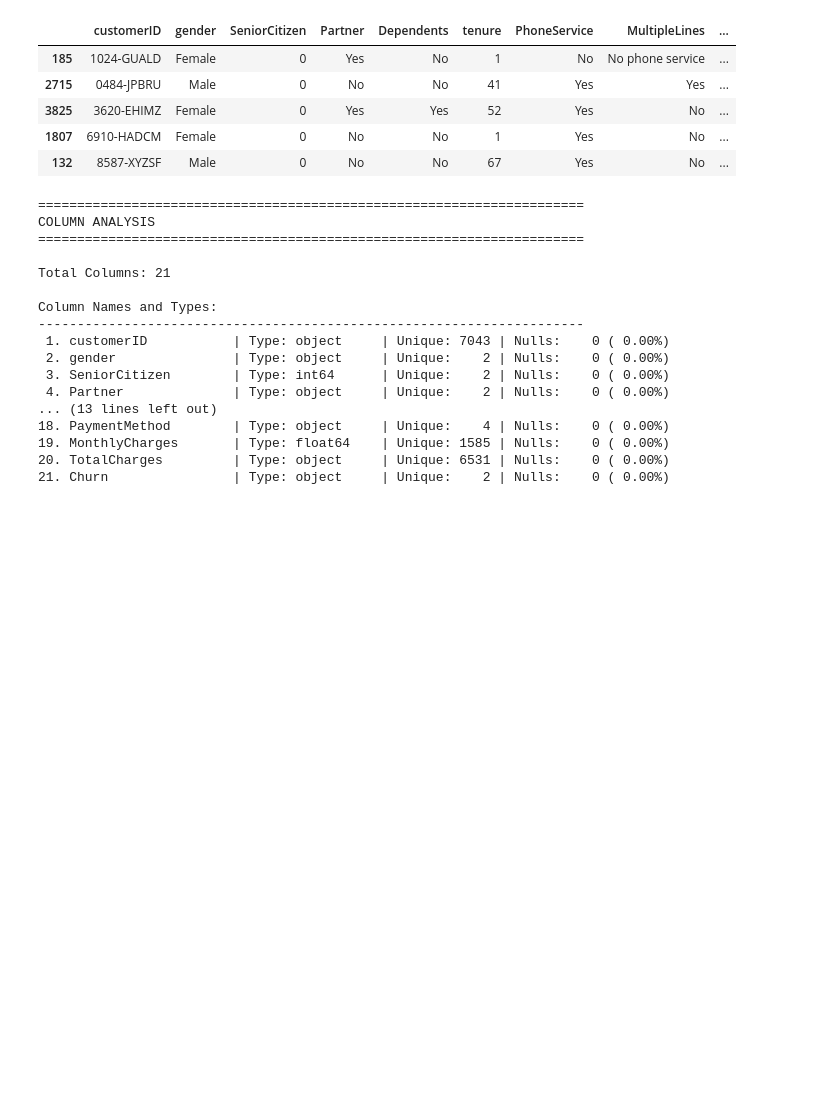
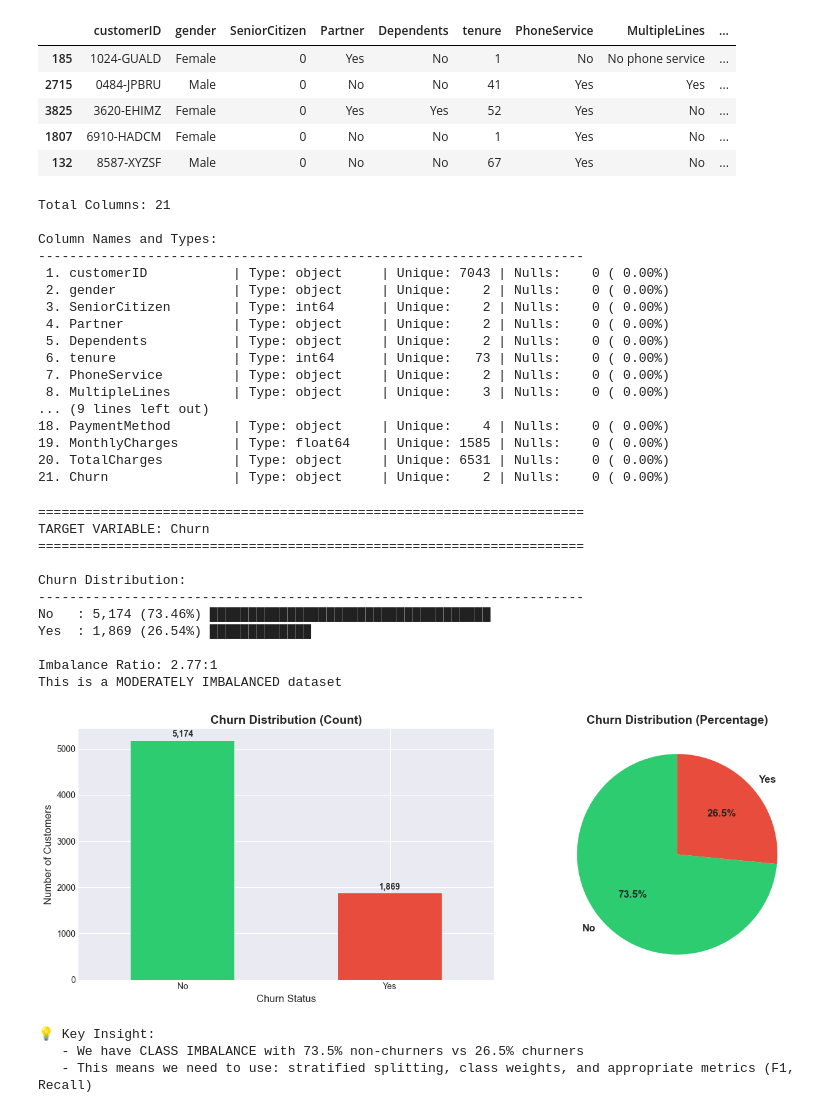
Before and after one commit to vaka2020/customer-churn-prediction-mlops, a Jupyter notebook: notebooks/01_eda.ipynb, the cells around one changed output. Cells and saved outputs as stored; diff of their text form; code cells hidden in the pictures; blank space fills up the shorter version.

```diff
--- a/notebooks/01_eda.ipynb
+++ b/notebooks/01_eda.ipynb
@@ -127,10 +117,6 @@ RANDOM SAMPLE (5 ROWS)
 | 132 | 8587-XYZSF | Male | 0 | No | No | 67 | Yes | No | ... |
 # %%
 # Analyze columns
-print("\n" + "=" * 70)
-print("COLUMN ANALYSIS")
-print("=" * 70)
-
 print("\nTotal Columns:", df.shape[1])
 print("\nColumn Names and Types:")
 print("-" * 70)
@@ -143,10 +129,6 @@ for idx, (col, dtype) in enumerate(df.dtypes.items(), 1):
     print(f"{idx:2d}. {col:20s} | Type: {str(dtype):10s} | "
           f"Unique: {unique_count:4d} | Nulls: {null_count:4d} ({null_pct:5.2f}%)")
 # %% [output]
-======================================================================
-COLUMN ANALYSIS
-======================================================================
-
 Total Columns: 21
 
 Column Names and Types:
@@ -155,8 +137,75 @@ Column Names and Types:
  2. gender               | Type: object     | Unique:    2 | Nulls:    0 ( 0.00%)
  3. SeniorCitizen        | Type: int64      | Unique:    2 | Nulls:    0 ( 0.00%)
  4. Partner              | Type: object     | Unique:    2 | Nulls:    0 ( 0.00%)
-... (13 lines left out)
+ 5. Dependents           | Type: object     | Unique:    2 | Nulls:    0 ( 0.00%)
+ 6. tenure               | Type: int64      | Unique:   73 | Nulls:    0 ( 0.00%)
+ 7. PhoneService         | Type: object     | Unique:    2 | Nulls:    0 ( 0.00%)
+ 8. MultipleLines        | Type: object     | Unique:    3 | Nulls:    0 ( 0.00%)
+... (9 lines left out)
 18. PaymentMethod        | Type: object     | Unique:    4 | Nulls:    0 ( 0.00%)
 19. MonthlyCharges       | Type: float64    | Unique: 1585 | Nulls:    0 ( 0.00%)
 20. TotalCharges         | Type: object     | Unique: 6531 | Nulls:    0 ( 0.00%)
 21. Churn                | Type: object     | Unique:    2 | Nulls:    0 ( 0.00%)
+# %%
+# Analyze target variable (Churn)
+print("\n" + "=" * 70)
+print("TARGET VARIABLE: Churn")
+print("=" * 70)
+
+churn_counts = df['Churn'].value_counts()
+churn_pct = df['Churn'].value_counts(normalize=True) * 100
+
+print("\nChurn Distribution:")
+print("-" * 70)
+for status, count in churn_counts.items():
+    pct = churn_pct[status]
+    bar = "█" * int(pct / 2)
+    print(f"{status:5s}: {count:5,d} ({pct:5.2f}%) {bar}")
+
+# Calculate imbalance ratio
+majority = churn_counts.max()
+minority = churn_counts.min()
+imbalance_ratio = majority / minority
+
+print(f"\nImbalance Ratio: {imbalance_ratio:.2f}:1")
+print(f"This is a {'HIGHLY IMBALANCED' if imbalance_ratio > 3 else 'MODERATELY IMBALANCED' if imbalance_ratio > 1.5 else 'BALANCED'} dataset")
+
+# Visualize
+fig, (ax1, ax2) = plt.subplots(1, 2, figsize=(14, 5))
+
+# Count plot
+churn_counts.plot(kind='bar', ax=ax1, color=['#2ecc71', '#e74c3c'])
+ax1.set_title('Churn Distribution (Count)', fontsize=14, fontweight='bold')
+ax1.set_xlabel('Churn Status', fontsize=12)
+ax1.set_ylabel('Number of Customers', fontsize=12)
+ax1.set_xticklabels(ax1.get_xticklabels(), rotation=0)
+for i, v in enumerate(churn_counts.values):
+    ax1.text(i, v + 50, f'{v:,}', ha='center', va='bottom', fontweight='bold')
+
+# Pie chart
+ax2.pie(churn_counts.values, labels=churn_counts.index, autopct='%1.1f%%',
+        colors=['#2ecc71', '#e74c3c'], startangle=90, textprops={'fontsize': 12, 'fontweight': 'bold'})
+ax2.set_title('Churn Distribution (Percentage)', fontsize=14, fontweight='bold')
+
+plt.tight_layout()
+plt.show()
+
+print("\n💡 Key Insight:")
+print(f"   - We have CLASS IMBALANCE with {churn_pct['No']:.1f}% non-churners vs {churn_pct['Yes']:.1f}% churners")
+print(f"   - This means we need to use: stratified splitting, class weights, and appropriate metrics (F1, Recall)")
+# %% [output]
+======================================================================
+TARGET VARIABLE: Churn
+======================================================================
+
+Churn Distribution:
+----------------------------------------------------------------------
+No   : 5,174 (73.46%) ████████████████████████████████████
+Yes  : 1,869 (26.54%) █████████████
+
+Imbalance Ratio: 2.77:1
+This is a MODERATELY IMBALANCED dataset
+[figure, added]
+💡 Key Insight:
+   - We have CLASS IMBALANCE with 73.5% non-churners vs 26.5% churners
+   - This means we need to use: stratified splitting, class weights, and appropriate metrics (F1, Recall)
```
Also changed, not shown: parts of 19 cells of this notebook, 3 other files.
